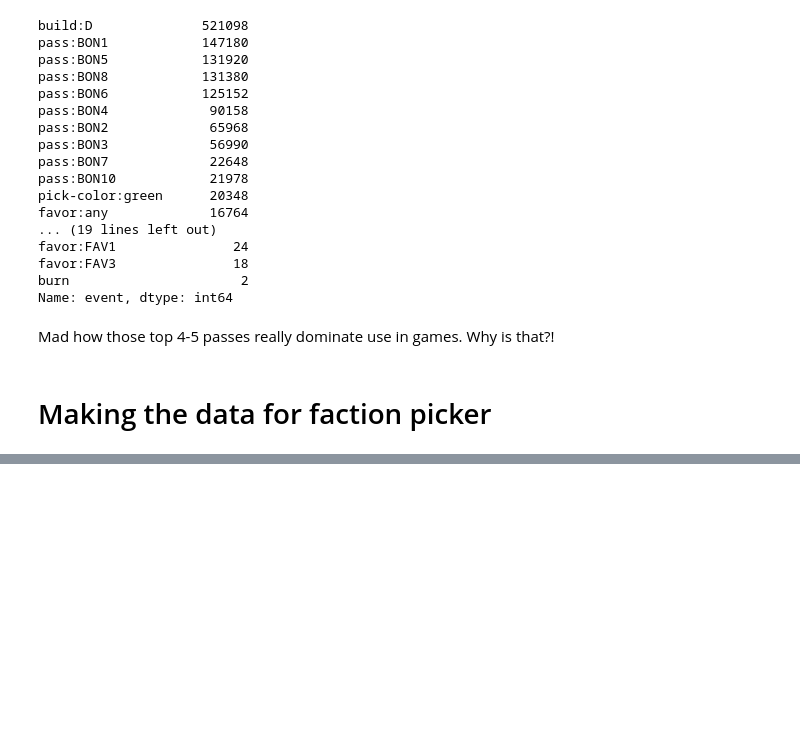
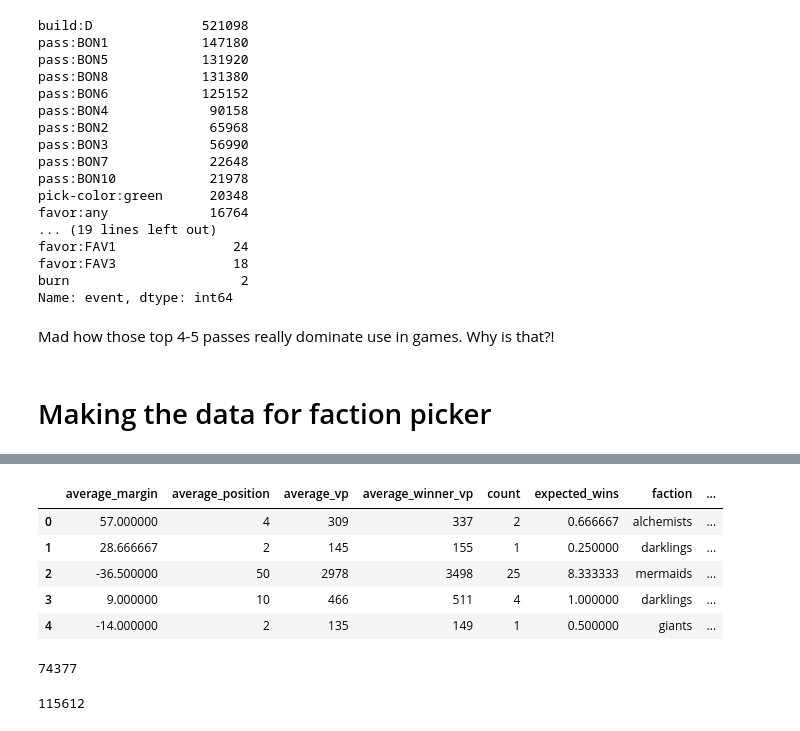
Before and after one commit to guyreading/terrabot, a Jupyter notebook: exploringMapsAndStartingTiles.ipynb, the cells around one changed output, grey strips where cells are left out. Saved outputs shown, nothing was run; the diff lists cells and outputs as text; code cells hidden in the pictures; blank space fills up the shorter version.

```diff
--- a/exploringMapsAndStartingTiles.ipynb
+++ b/exploringMapsAndStartingTiles.ipynb
@@ -291,0 +337,18 @@ Steps:
+# %%
+stats = pd.read_csv(f'{folderlocation}/stats.csv')
+stats.head()
+# %% [output]
+|  | average_margin | average_position | average_vp | average_winner_vp | count | expected_wins | faction | ... |
+| 0 | 57.000000 | 4 | 309 | 337 | 2 | 0.666667 | alchemists | ... |
+| 1 | 28.666667 | 2 | 145 | 155 | 1 | 0.250000 | darklings | ... |
+| 2 | -36.500000 | 50 | 2978 | 3498 | 25 | 8.333333 | mermaids | ... |
+| 3 | 9.000000 | 10 | 466 | 511 | 4 | 1.000000 | darklings | ... |
+| 4 | -14.000000 | 2 | 135 | 149 | 1 | 0.500000 | giants | ... |
+# %%
+len(stats)
+# %% [output]
+74377
+# %%
+len(gamesraw)
+# %% [output]
+115612
```
Also changed, not shown: parts of 7 cells of this notebook, 1 other file.
